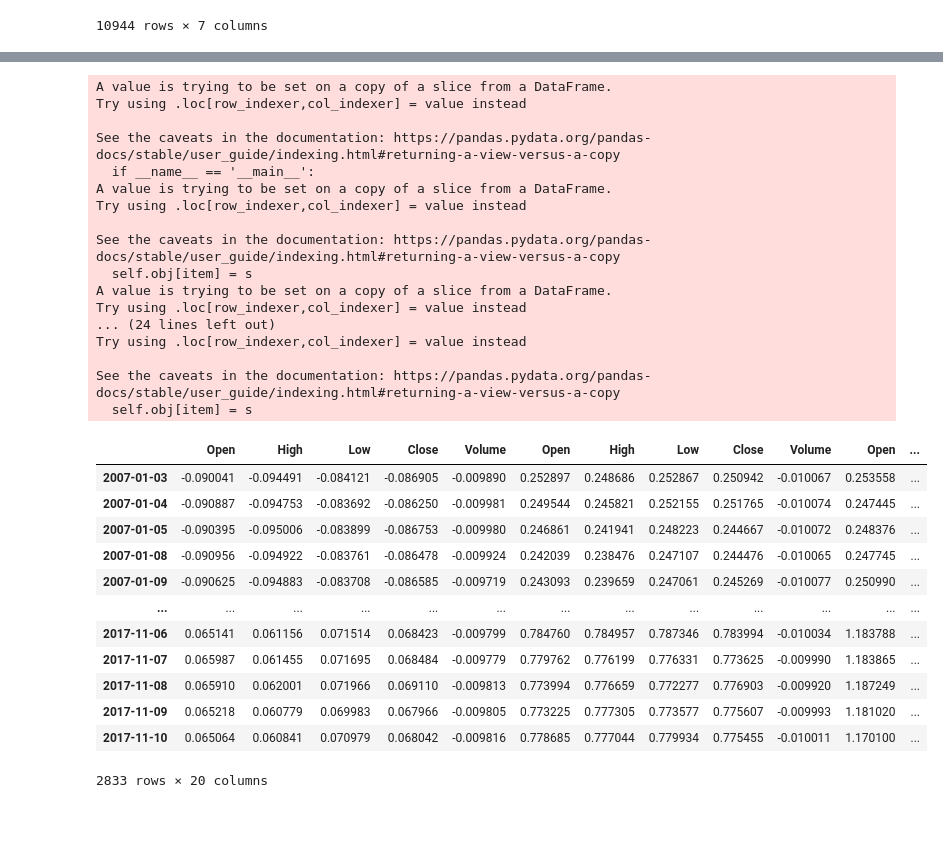
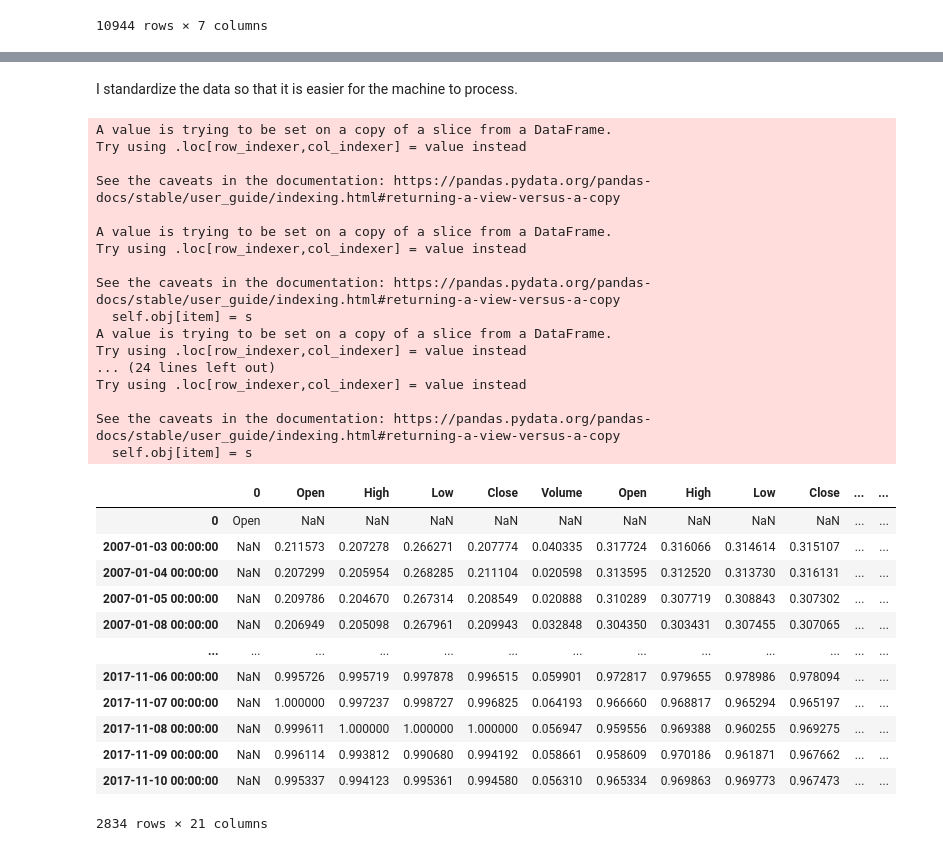
Before and after one commit to B-Rad80/ML_Stock_Predictions, a Jupyter notebook: Cleaning.ipynb, the cells around one changed output, grey strips where cells are left out. Drawn from its saved outputs; the diff is of its cells as text; code cells hidden in the pictures; blank space fills up the shorter version.

```diff
--- a/Cleaning.ipynb
+++ b/Cleaning.ipynb
@@ -113,43 +279,44 @@ qqqDf.head()
+# %% [markdown]
+I standardize the data so that it is easier for the machine to process.
 # %%
 l=[spyDf,slyDf,soxDf,qqqDf]
 hDf=pd.concat(l)
 features=['Open','High','Low','Close','Volume']
 scaler=mms()
-scaler.fit(qqqDf[features])
-cDf=pd.DataFrame()
+cDf=pd.DataFrame({"Open"})
 for i in l:
     stockinfo=i[features]
-    stockinfo[features]=scaler.transform(stockinfo[features])
+    stockinfo[features]=scaler.fit_transform(stockinfo[features])
     cDf=pd.concat([cDf,stockinfo],axis=1)
 cDf
 # %% [output]
 A value is trying to be set on a copy of a slice from a DataFrame.
 Try using .loc[row_indexer,col_indexer] = value instead
 
 See the caveats in the documentation: https://pandas.pydata.org/pandas-docs/stable/user_guide/indexing.html#returning-a-view-versus-a-copy
-  if __name__ == '__main__':
+
 A value is trying to be set on a copy of a slice from a DataFrame.
 Try using .loc[row_indexer,col_indexer] = value instead
 
 See the caveats in the documentation: https://pandas.pydata.org/pandas-docs/stable/user_guide/indexing.html#returning-a-view-versus-a-copy
   self.obj[item] = s
 A value is trying to be set on a copy of a slice from a DataFrame.
 Try using .loc[row_indexer,col_indexer] = value instead
 ... (24 lines left out)
 Try using .loc[row_indexer,col_indexer] = value instead
 
 See the caveats in the documentation: https://pandas.pydata.org/pandas-docs/stable/user_guide/indexing.html#returning-a-view-versus-a-copy
   self.obj[item] = s
-|  | Open | High | Low | Close | Volume | Open | High | Low | Close | Volume | Open | ... |
-| 2007-01-03 | -0.090041 | -0.094491 | -0.084121 | -0.086905 | -0.009890 | 0.252897 | 0.248686 | 0.252867 | 0.250942 | -0.010067 | 0.253558 | ... |
-| 2007-01-04 | -0.090887 | -0.094753 | -0.083692 | -0.086250 | -0.009981 | 0.249544 | 0.245821 | 0.252155 | 0.251765 | -0.010074 | 0.247445 | ... |
-| 2007-01-05 | -0.090395 | -0.095006 | -0.083899 | -0.086753 | -0.009980 | 0.246861 | 0.241941 | 0.248223 | 0.244667 | -0.010072 | 0.248376 | ... |
-| 2007-01-08 | -0.090956 | -0.094922 | -0.083761 | -0.086478 | -0.009924 | 0.242039 | 0.238476 | 0.247107 | 0.244476 | -0.010065 | 0.247745 | ... |
-| 2007-01-09 | -0.090625 | -0.094883 | -0.083708 | -0.086585 | -0.009719 | 0.243093 | 0.239659 | 0.247061 | 0.245269 | -0.010077 | 0.250990 | ... |
+|  | 0 | Open | High | Low | Close | Volume | Open | High | Low | Close | ... | ... |
+| 0 | Open | NaN | NaN | NaN | NaN | NaN | NaN | NaN | NaN | NaN | ... | ... |
+| 2007-01-03 00:00:00 | NaN | 0.211573 | 0.207278 | 0.266271 | 0.207774 | 0.040335 | 0.317724 | 0.316066 | 0.314614 | 0.315107 | ... | ... |
+| 2007-01-04 00:00:00 | NaN | 0.207299 | 0.205954 | 0.268285 | 0.211104 | 0.020598 | 0.313595 | 0.312520 | 0.313730 | 0.316131 | ... | ... |
+| 2007-01-05 00:00:00 | NaN | 0.209786 | 0.204670 | 0.267314 | 0.208549 | 0.020888 | 0.310289 | 0.307719 | 0.308843 | 0.307302 | ... | ... |
+| 2007-01-08 00:00:00 | NaN | 0.206949 | 0.205098 | 0.267961 | 0.209943 | 0.032848 | 0.304350 | 0.303431 | 0.307455 | 0.307065 | ... | ... |
 | ... | ... | ... | ... | ... | ... | ... | ... | ... | ... | ... | ... | ... |
-| 2017-11-06 | 0.065141 | 0.061156 | 0.071514 | 0.068423 | -0.009799 | 0.784760 | 0.784957 | 0.787346 | 0.783994 | -0.010034 | 1.183788 | ... |
-| 2017-11-07 | 0.065987 | 0.061455 | 0.071695 | 0.068484 | -0.009779 | 0.779762 | 0.776199 | 0.776331 | 0.773625 | -0.009990 | 1.183865 | ... |
-| 2017-11-08 | 0.065910 | 0.062001 | 0.071966 | 0.069110 | -0.009813 | 0.773994 | 0.776659 | 0.772277 | 0.776903 | -0.009920 | 1.187249 | ... |
-| 2017-11-09 | 0.065218 | 0.060779 | 0.069983 | 0.067966 | -0.009805 | 0.773225 | 0.777305 | 0.773577 | 0.775607 | -0.009993 | 1.181020 | ... |
-| 2017-11-10 | 0.065064 | 0.060841 | 0.070979 | 0.068042 | -0.009816 | 0.778685 | 0.777044 | 0.779934 | 0.775455 | -0.010011 | 1.170100 | ... |
+| 2017-11-06 00:00:00 | NaN | 0.995726 | 0.995719 | 0.997878 | 0.996515 | 0.059901 | 0.972817 | 0.979655 | 0.978986 | 0.978094 | ... | ... |
+| 2017-11-07 00:00:00 | NaN | 1.000000 | 0.997237 | 0.998727 | 0.996825 | 0.064193 | 0.966660 | 0.968817 | 0.965294 | 0.965197 | ... | ... |
+| 2017-11-08 00:00:00 | NaN | 0.999611 | 1.000000 | 1.000000 | 1.000000 | 0.056947 | 0.959556 | 0.969388 | 0.960255 | 0.969275 | ... | ... |
+| 2017-11-09 00:00:00 | NaN | 0.996114 | 0.993812 | 0.990680 | 0.994192 | 0.058661 | 0.958609 | 0.970186 | 0.961871 | 0.967662 | ... | ... |
+| 2017-11-10 00:00:00 | NaN | 0.995337 | 0.994123 | 0.995361 | 0.994580 | 0.056310 | 0.965334 | 0.969863 | 0.969773 | 0.967473 | ... | ... |
-2833 rows × 20 columns
+2834 rows × 21 columns
```
Also changed, not shown: parts of 26 cells of this notebook.
